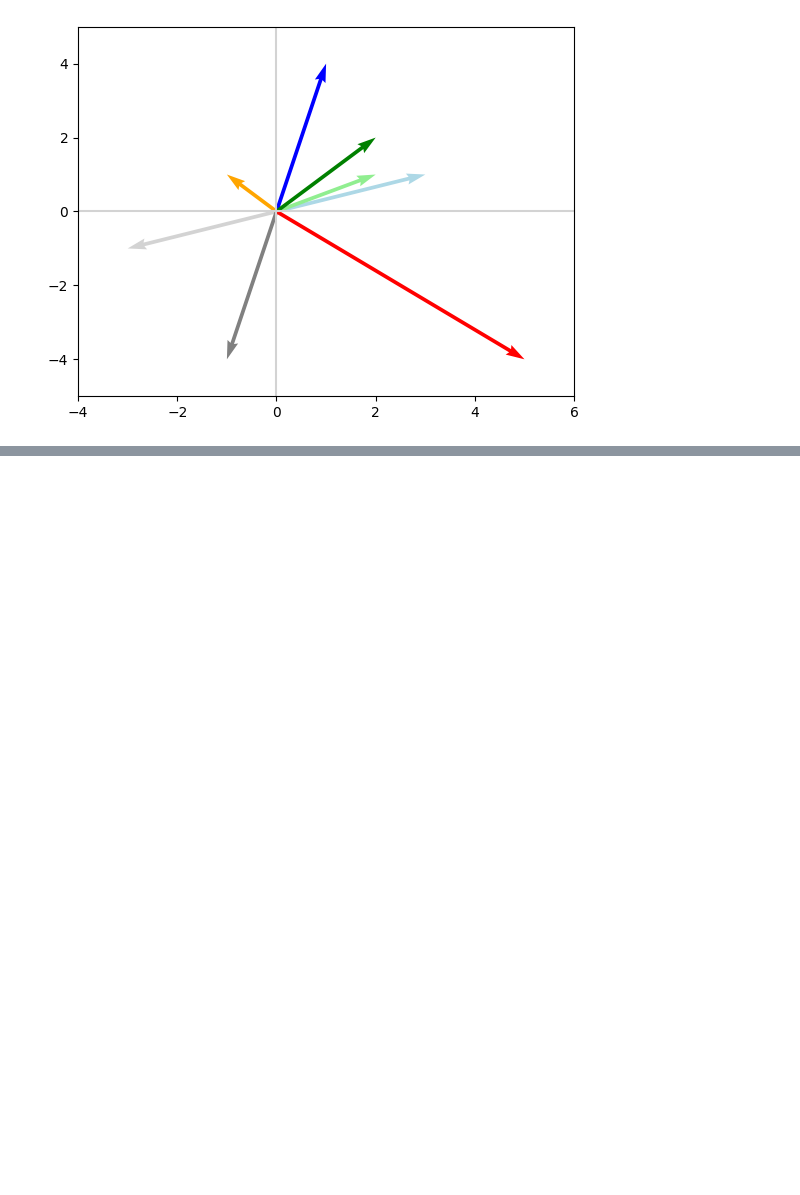
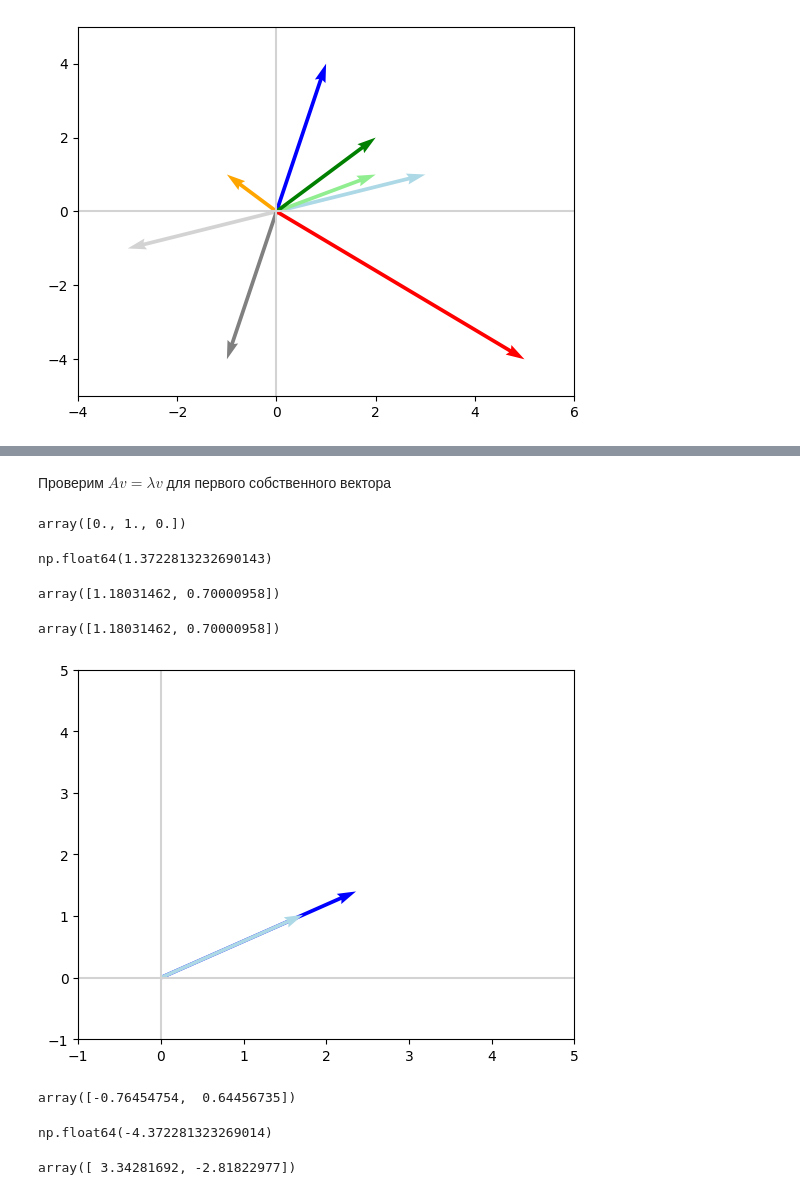
Before and after one commit to valeraboyko2002/test, a Jupyter notebook: лин_алгебра_продолжение.ipynb, the cells around one changed output, grey strips where cells are left out. Cells and saved outputs as stored; diff of their text form; code cells hidden in the pictures; blank space fills up the shorter version.

```diff
--- a/лин_алгебра_продолжение.ipynb
+++ b/лин_алгебра_продолжение.ipynb
@@ -11,19 +25,13 @@ array([3, 1])
 # %%
 def plot_vectors(vectors, colors):
-  plt.figure()
-  plt.axvline(x=0,color='lightgray')
-  plt.axhline(y=0,color = 'lightgray')
+    plt.figure()
+    plt.axvline(x=0, color='lightgray')
+    plt.axhline(y=0, color='lightgray')
 
-  for i in range(len(vectors)):
-        # Ensure the vector is 1D and has exactly 2 elements
-        vector = np.array(vectors[i]).flatten()  # Convert to 1D array
-        if len(vector) != 2:
-            raise ValueError(f"Vector {i} must have exactly 2 elements, but has {len(vector)}")
-
-        # Create the coordinates for quiver: [start_x, start_y, dx, dy]
-        x = [0, 0, vector[0], vector[1]]
+    for i in range(len(vectors)):
+        x = np.concatenate([[0,0],vectors[i]])
         plt.quiver([x[0]], [x[1]], [x[2]], [x[3]],
-                  angles='xy', scale_units='xy', scale=1, color=colors[i])
+                   angles='xy', scale_units='xy', scale=1, color=colors[i],)
 # %%
 plot_vectors([v],['lightblue'])
 plt.xlim(-1,5)
@@ -160,0 +230,3 @@ _ = plt.ylim(-5, 5)
+# %%
+lambdas, V = np.linalg.eig(A)
+V
@@ -160,0 +240,42 @@ _ = plt.ylim(-5, 5)
+# %% [markdown]
+Проверим $Av = \lambda v$ для первого собственного вектора
+# %%
+v = V[:,0]
+v
+# %% [output]
+array([0., 1., 0.])
+# %%
+lambduh = lambdas[0]
+lambduh
+# %% [output]
+np.float64(1.3722813232690143)
+# %%
+Av = A @ v
+Av
+# %% [output]
+array([1.18031462, 0.70000958])
+# %%
+lambduh * v
+# %% [output]
+array([1.18031462, 0.70000958])
+# %%
+plot_vectors([Av,v],['blue','lightblue'])
+plt.xlim(-1,5)
+_ = plt.ylim(-1,5)
+# %% [output]
+[figure, added]
+# %%
+v2 = V[:,1]
+v2
+# %% [output]
+array([-0.76454754,  0.64456735])
+# %%
+lambda2 = lambdas[1]
+lambda2
+# %% [output]
+np.float64(-4.372281323269014)
+# %%
+Av2  = A @ v2
+Av2
+# %% [output]
+array([ 3.34281692, -2.81822977])
```
Also changed, not shown: parts of 22 cells of this notebook.
